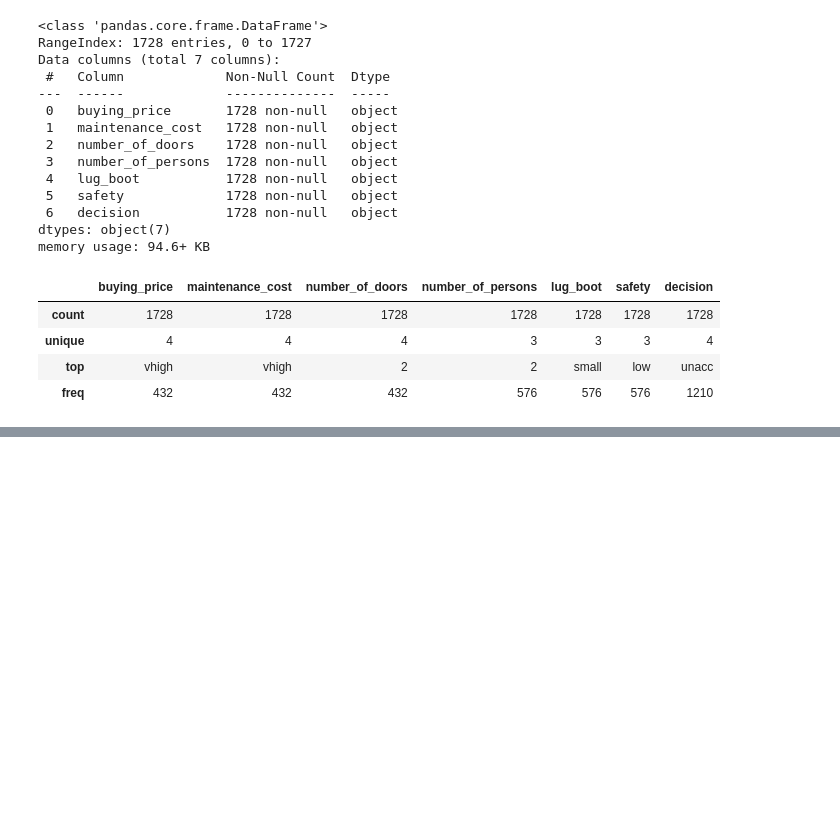
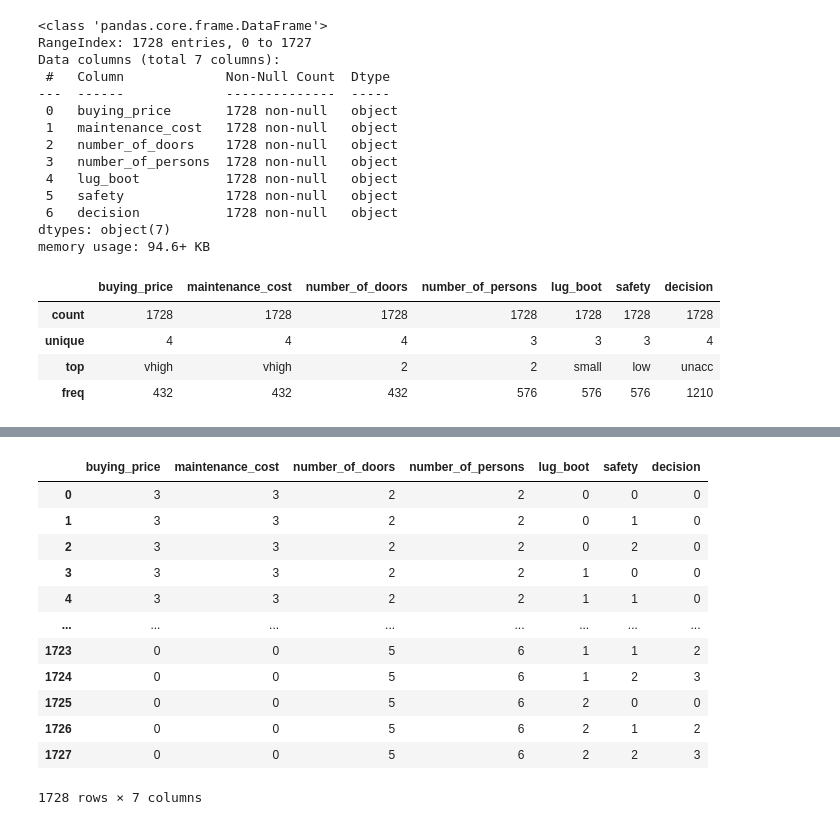
Before and after one commit to dzungpnguyen/ai-rationality, a Jupyter notebook: data_processing.ipynb, the cells around one changed output, grey strips where cells are left out. Drawn from its saved outputs; the diff is of its cells as text; code cells hidden in the pictures; blank space fills up the shorter version.

```diff
--- a/data_processing.ipynb
+++ b/data_processing.ipynb
@@ -45,0 +73,29 @@ array(['2', '4', 'more'], dtype=object)
+# %%
+mappings = {
+    'buying_price': {'vhigh': 3, 'high': 2, 'med': 1, 'low': 0},
+    'maintenance_cost': {'vhigh': 3, 'high': 2, 'med': 1, 'low': 0},
+    'number_of_doors': {'5more': '5'},
+    'number_of_persons': {'more': '6'},
+    'lug_boot': {'small': 0, 'med': 1, 'big': 2},
+    'safety': {'low': 0, 'med': 1, 'high': 2},
+    'decision': {'unacc': 0, 'acc': 1, 'good': 2, 'vgood': 3}
+}
+
+for column, mapping in mappings.items():
+    df[column] = df[column].replace(mapping)
+
+df
+# %% [output]
+|  | buying_price | maintenance_cost | number_of_doors | number_of_persons | lug_boot | safety | decision |
+| 0 | 3 | 3 | 2 | 2 | 0 | 0 | 0 |
+| 1 | 3 | 3 | 2 | 2 | 0 | 1 | 0 |
+| 2 | 3 | 3 | 2 | 2 | 0 | 2 | 0 |
+| 3 | 3 | 3 | 2 | 2 | 1 | 0 | 0 |
+| 4 | 3 | 3 | 2 | 2 | 1 | 1 | 0 |
+| ... | ... | ... | ... | ... | ... | ... | ... |
+| 1723 | 0 | 0 | 5 | 6 | 1 | 1 | 2 |
+| 1724 | 0 | 0 | 5 | 6 | 1 | 2 | 3 |
+| 1725 | 0 | 0 | 5 | 6 | 2 | 0 | 0 |
+| 1726 | 0 | 0 | 5 | 6 | 2 | 1 | 2 |
+| 1727 | 0 | 0 | 5 | 6 | 2 | 2 | 3 |
+1728 rows × 7 columns
```
Also changed, not shown: parts of 19 cells of this notebook.
